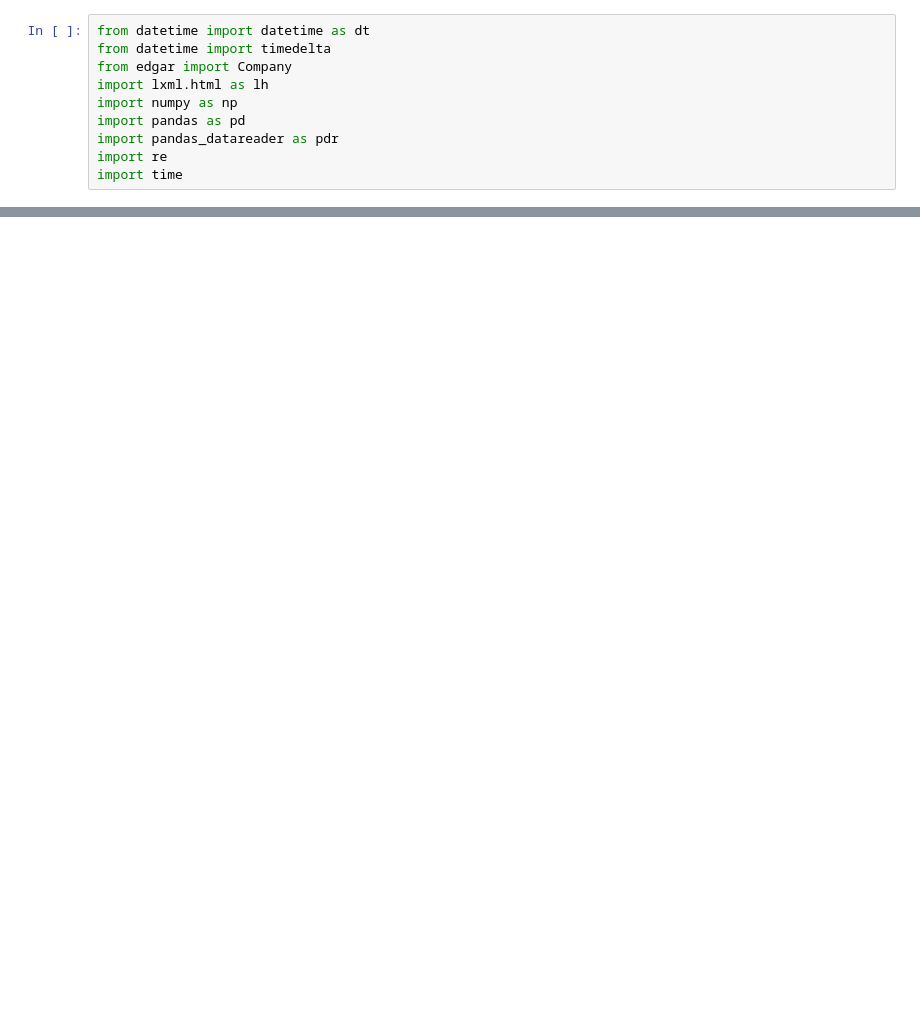
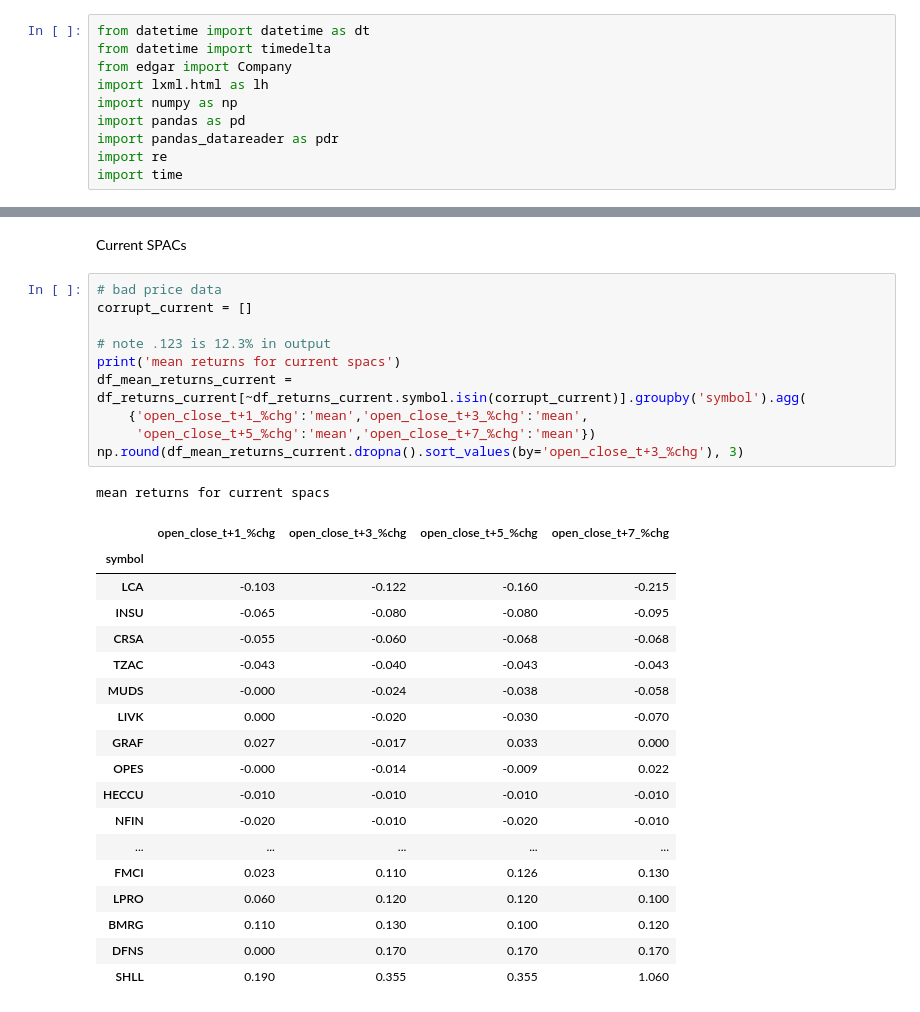
Before and after one commit to alandu20/spac, a Jupyter notebook: scraper.ipynb, the cells around one changed output, grey strips where cells are left out. Cells and saved outputs as stored; diff of their text form; blank space fills up the shorter version.

```diff
--- a/scraper.ipynb
+++ b/scraper.ipynb
@@ -289,0 +412,32 @@ np.round(df_returns_agg[df_returns_agg.symbol!='ACEL'].dropna().describe(), 3)
+# %% [markdown]
+Current SPACs
+# %%
+# bad price data
+corrupt_current = []
+
+# note .123 is 12.3% in output
+print('mean returns for current spacs')
+df_mean_returns_current = df_returns_current[~df_returns_current.symbol.isin(corrupt_current)].groupby('symbol').agg(
+    {'open_close_t+1_%chg':'mean','open_close_t+3_%chg':'mean',
+     'open_close_t+5_%chg':'mean','open_close_t+7_%chg':'mean'})
+np.round(df_mean_returns_current.dropna().sort_values(by='open_close_t+3_%chg'), 3)
+# %% [output]
+mean returns for current spacs
+|  | open_close_t+1_%chg | open_close_t+3_%chg | open_close_t+5_%chg | open_close_t+7_%chg |
+| symbol |  |  |  |  |
+| LCA | -0.103 | -0.122 | -0.160 | -0.215 |
+| INSU | -0.065 | -0.080 | -0.080 | -0.095 |
+| CRSA | -0.055 | -0.060 | -0.068 | -0.068 |
+| TZAC | -0.043 | -0.040 | -0.043 | -0.043 |
+| MUDS | -0.000 | -0.024 | -0.038 | -0.058 |
+| LIVK | 0.000 | -0.020 | -0.030 | -0.070 |
+| GRAF | 0.027 | -0.017 | 0.033 | 0.000 |
+| OPES | -0.000 | -0.014 | -0.009 | 0.022 |
+| HECCU | -0.010 | -0.010 | -0.010 | -0.010 |
+| NFIN | -0.020 | -0.010 | -0.020 | -0.010 |
+| ... | ... | ... | ... | ... |
+| FMCI | 0.023 | 0.110 | 0.126 | 0.130 |
+| LPRO | 0.060 | 0.120 | 0.120 | 0.100 |
+| BMRG | 0.110 | 0.130 | 0.100 | 0.120 |
+| DFNS | 0.000 | 0.170 | 0.170 | 0.170 |
+| SHLL | 0.190 | 0.355 | 0.355 | 1.060 |
```
Also changed, not shown: parts of 12 cells of this notebook.
